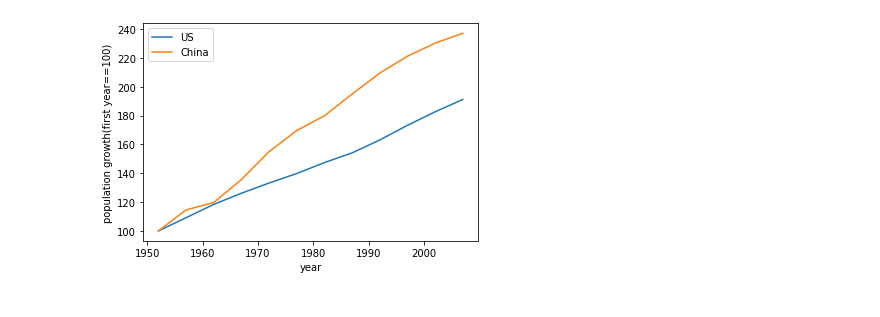
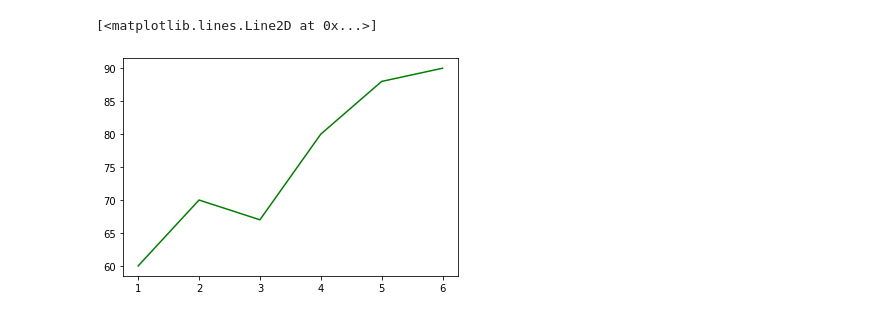
Before and after one commit to awazbhujel/Python_Matplotlib, a Jupyter notebook: data visualization.ipynb, the cells around one changed output. Cells and saved outputs as stored; diff of their text form; code cells hidden in the pictures.

```diff
--- a/data visualization.ipynb
+++ b/data visualization.ipynb
@@ -3,6 +4,6 @@ import pandas as pd
 import matplotlib.pyplot as plt
 %matplotlib inline
 # %%
-x =[1,2,3,4,5,6,7,8,9]
-y = [50,60,70,80,90,100,55,65,75]
+x = [1,2,3,4,5,6]
+y = [60,70,67,80,88,90]
 # %%
@@ -16,11 +13,0 @@ plt.plot(x,y,color="red",linewidth=5,linestyle="dotted")
-# %%
-x = [1,2,3]
-y = [1,4,9]
-z = [10,5,0]
-plt.plot(x,y)
-plt.plot(x,z)
-plt.title("test plot")
-plt.xlabel("x")
-plt.ylabel("y and z")
-plt.legend(["this is y","this is z"])
-plt.show()
@@ -120,10 +14,6 @@ plt.show()
-# %%
-#comparing both the us and china population of 1608
-plt.plot(us.year,us.population/us.population.iloc[0]*100)
-plt.plot(china.year,china.population/china.population.iloc[0]*100)
-plt.legend(["US","China"])
-plt.xlabel("year")
-plt.ylabel("population growth(first year==100)")
-plt.show()
-# %% [output]
-[figure, removed]
+# %%
+#for clear visualization
+plt.plot(x,y, "g") #g=green
+# %% [output]
+[<matplotlib.lines.Line2D at 0x...>]
+[figure, added]
```
Also changed, not shown: parts of 23 cells of this notebook.
